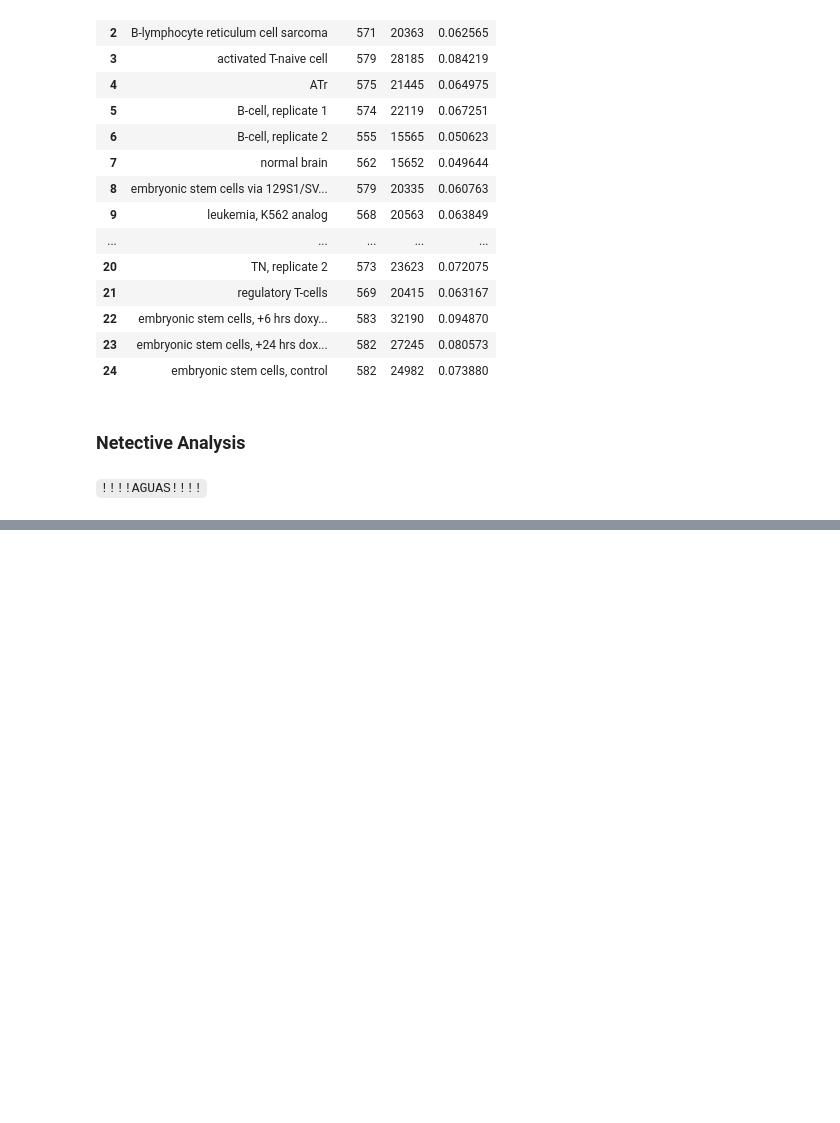
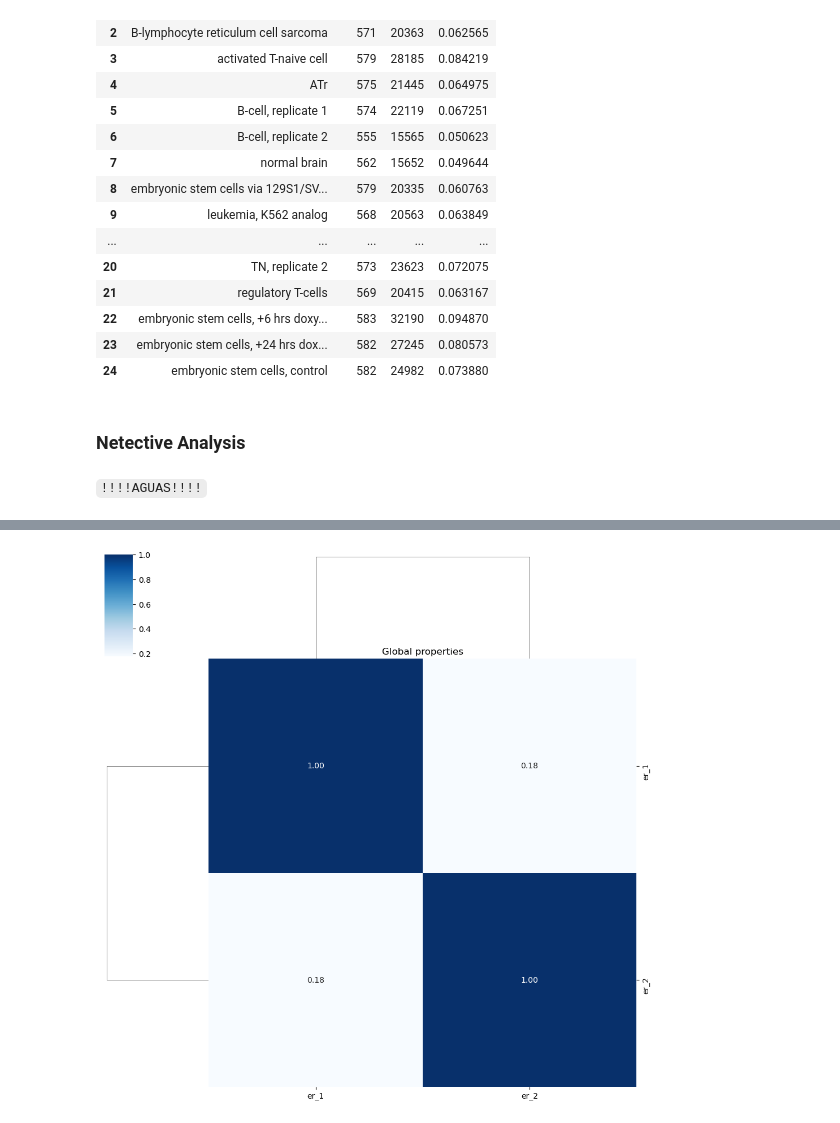
Before and after one commit to freyrelab/netective, a Jupyter notebook: legacy/prop_notebooks/Mouse_Analysis.ipynb, the cells around one changed output, grey strips where cells are left out. Cells and saved outputs as stored; diff of their text form; code cells hidden in the pictures; blank space fills up the shorter version.

```diff
--- a/legacy/prop_notebooks/Mouse_Analysis.ipynb
+++ b/legacy/prop_notebooks/Mouse_Analysis.ipynb
@@ -167,0 +202,10 @@ Si es el bueno
+# %%
+import networkx as nx
+from netective import compare_structure
+nets = {
+    'er_1' : nx.erdos_renyi_graph(n= 100, p=0.3, directed=True),
+    'er_2' : nx.erdos_renyi_graph(n= 100, p=0.4, directed=True)
+}
+compare_structure(nets, workers=2, norm='network');
+# %% [output]
+[figure, added]
```
Also changed, not shown: parts of 4 cells of this notebook, 3 other files.
